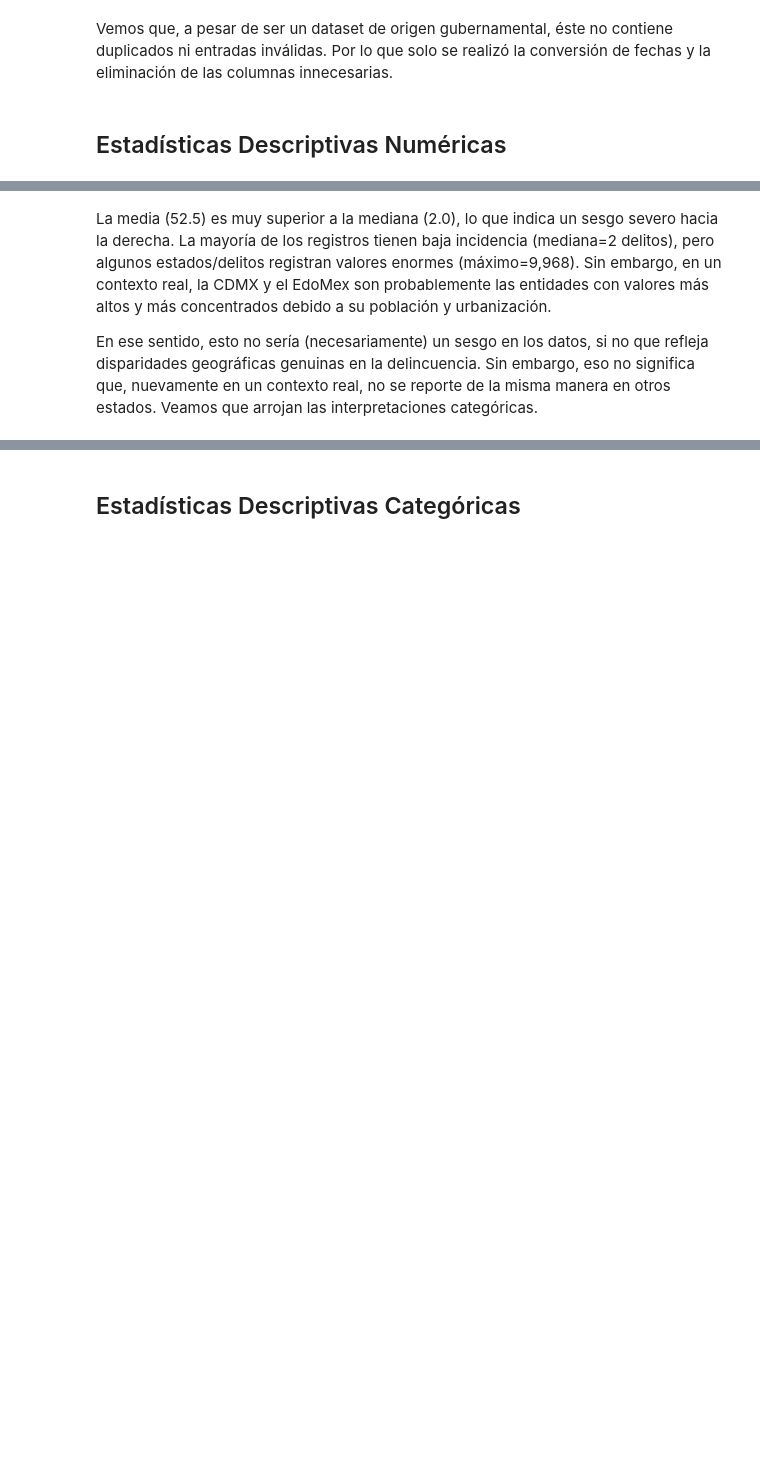
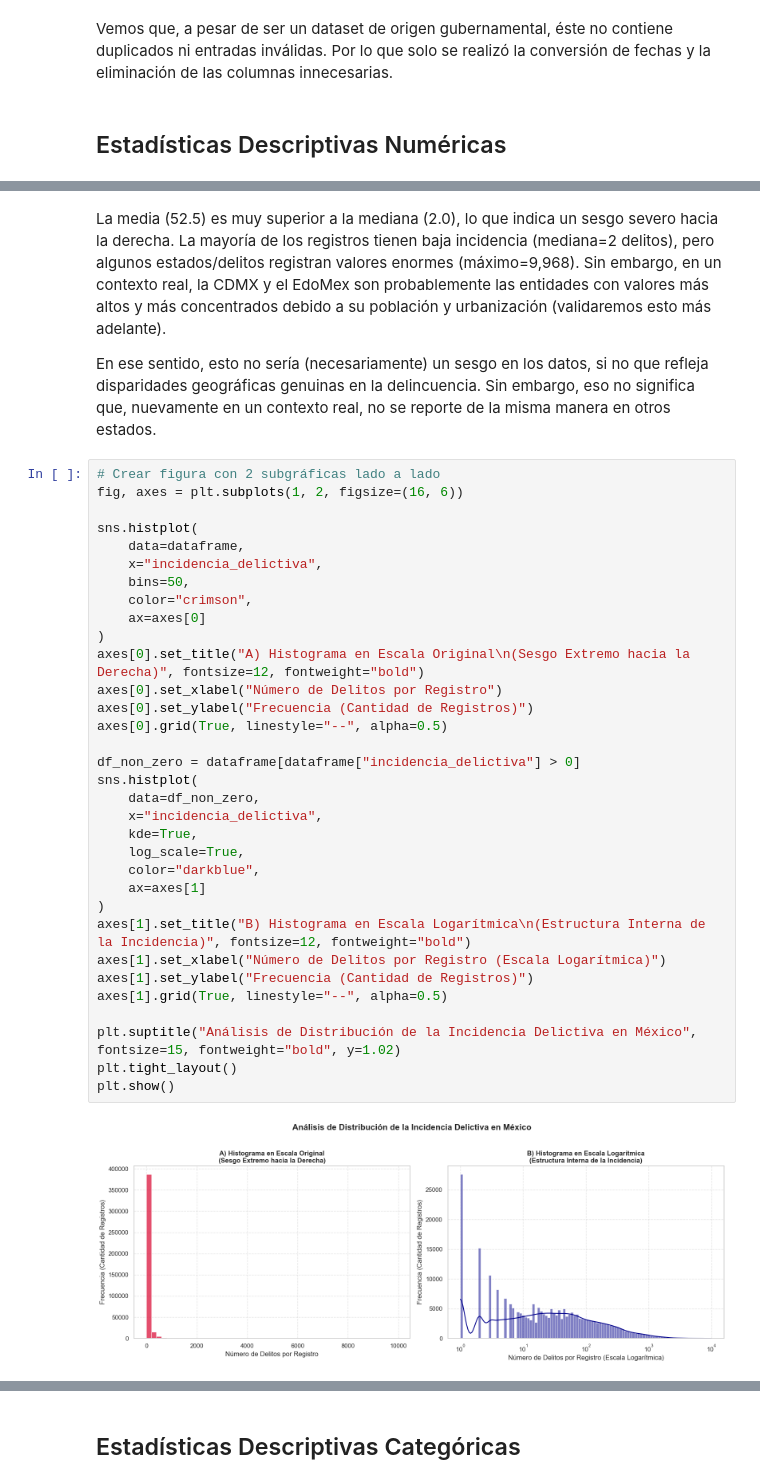
Before and after one commit to wallsified/proyecto-final-aymdd, a Jupyter notebook: notebooks/eda.ipynb, the cells around one changed output, grey strips where cells are left out. Saved outputs shown, nothing was run; the diff lists cells and outputs as text; blank space fills up the shorter version.

```diff
--- a/notebooks/eda.ipynb
+++ b/notebooks/eda.ipynb
@@ -98,7 +98,41 @@ stats.numeric_stats()
 |  | columna | Promedio | Mediana | Desviacíon Estándar | Valor Mínimo | Q1 | Q3 | Valor Máximo | ... |
 | 0 | incidencia_delictiva | 52.499106 | 2.0 | 204.518424 | 0.0 | 0.0 | 26.0 | 9968.0 | ... |
 # %% [markdown]
-La media (52.5) es muy superior a la mediana (2.0), lo que indica un sesgo severo hacia la derecha. La mayoría de los registros tienen baja incidencia (mediana=2 delitos), pero algunos estados/delitos registran valores enormes (máximo=9,968). Sin embargo, en un contexto real, la CDMX y el EdoMex son probablemente las entidades
-con valores más altos y más concentrados debido a su población y urbanización.
+La media (52.5) es muy superior a la mediana (2.0), lo que indica un sesgo severo hacia la derecha. La mayoría de los registros tienen baja incidencia (mediana=2 delitos), pero algunos estados/delitos registran valores enormes (máximo=9,968). Sin embargo, en un contexto real, la CDMX y el EdoMex son probablemente las entidades con valores más altos y más concentrados debido a su población y urbanización (validaremos esto más adelante).
 
-En ese sentido, esto no sería (necesariamente) un sesgo en los datos, si no que refleja disparidades geográficas genuinas en la delincuencia. Sin embargo, eso no significa que, nuevamente en un contexto real, no se reporte de la misma manera en otros estados. Veamos que arrojan las interpretaciones categóricas.
+En ese sentido, esto no sería (necesariamente) un sesgo en los datos, si no que refleja disparidades geográficas genuinas en la delincuencia. Sin embargo, eso no significa que, nuevamente en un contexto real, no se reporte de la misma manera en otros estados.
+# %%
+# Crear figura con 2 subgráficas lado a lado
+fig, axes = plt.subplots(1, 2, figsize=(16, 6))
+
+sns.histplot(
+    data=dataframe,
+    x="incidencia_delictiva",
+    bins=50,
+    color="crimson",
+    ax=axes[0]
+)
+axes[0].set_title("A) Histograma en Escala Original\n(Sesgo Extremo hacia la Derecha)", fontsize=12, fontweight="bold")
+axes[0].set_xlabel("Número de Delitos por Registro")
+axes[0].set_ylabel("Frecuencia (Cantidad de Registros)")
+axes[0].grid(True, linestyle="--", alpha=0.5)
+
+df_non_zero = dataframe[dataframe["incidencia_delictiva"] > 0]
+sns.histplot(
+    data=df_non_zero,
+    x="incidencia_delictiva",
+    kde=True,
+    log_scale=True,
+    color="darkblue",
+    ax=axes[1]
+)
+axes[1].set_title("B) Histograma en Escala Logarítmica\n(Estructura Interna de la Incidencia)", fontsize=12, fontweight="bold")
+axes[1].set_xlabel("Número de Delitos por Registro (Escala Logarítmica)")
+axes[1].set_ylabel("Frecuencia (Cantidad de Registros)")
+axes[1].grid(True, linestyle="--", alpha=0.5)
+
+plt.suptitle("Análisis de Distribución de la Incidencia Delictiva en México", fontsize=15, fontweight="bold", y=1.02)
+plt.tight_layout()
+plt.show()
+# %% [output]
+[figure, added]
```
Also changed, not shown: parts of 34 cells of this notebook.
